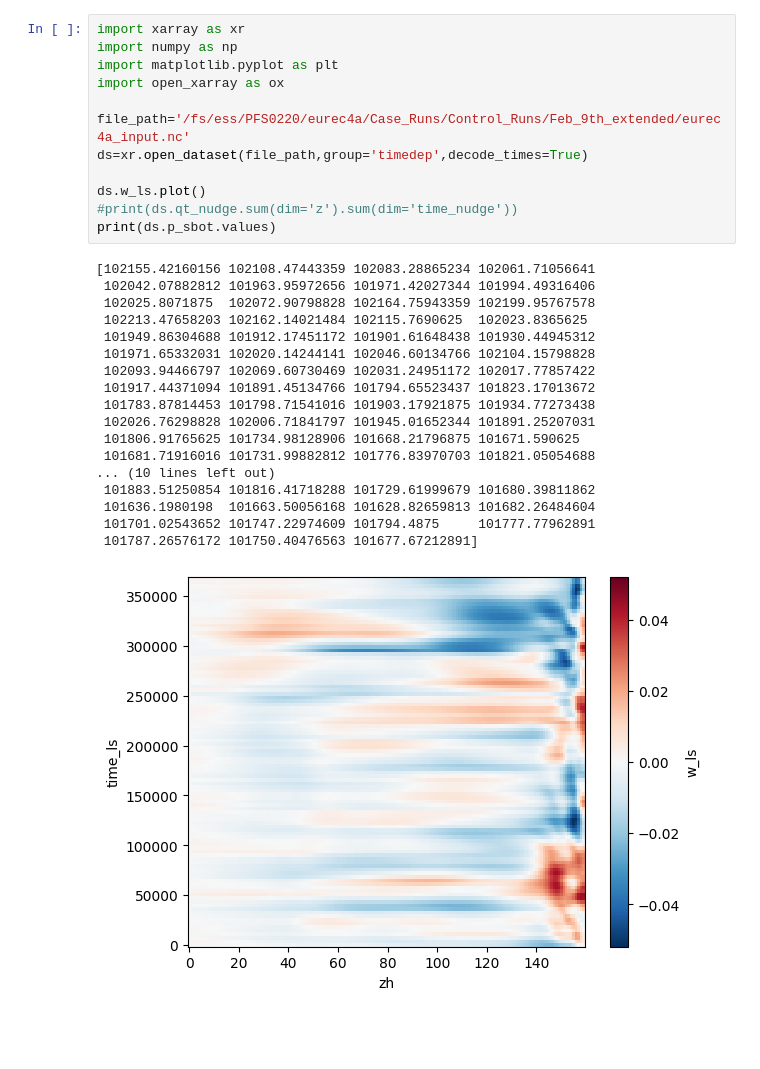
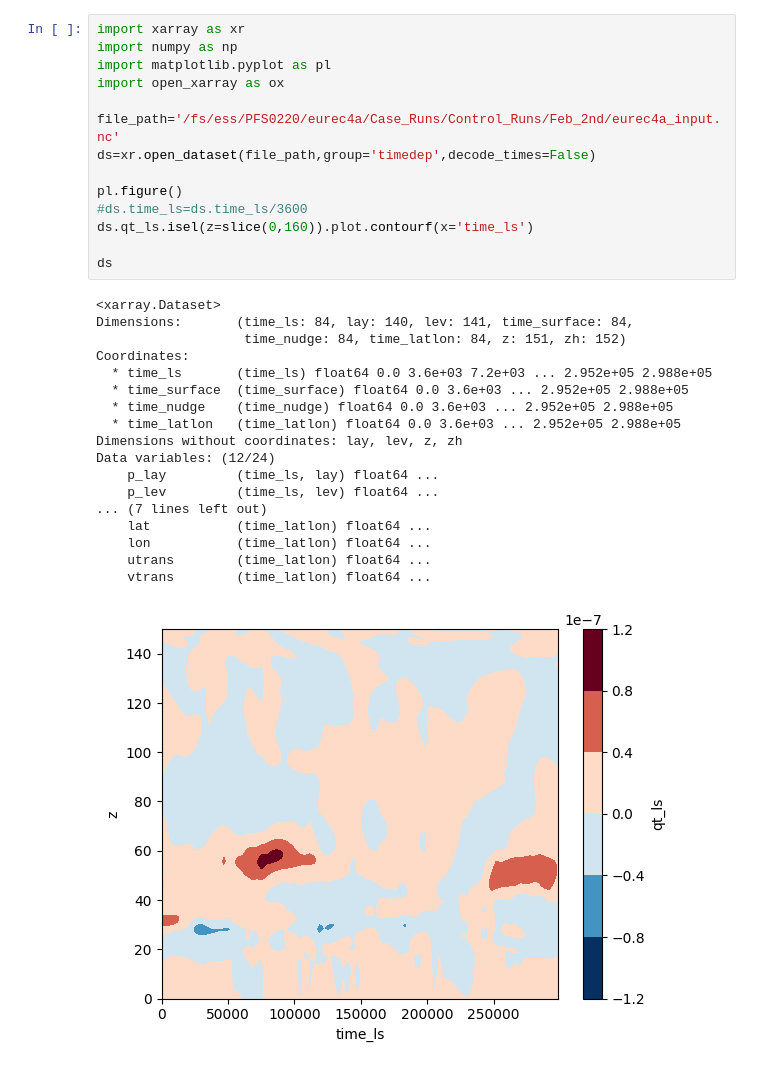
Before and after one commit to girishnigamanth/python_files, a Jupyter notebook: EUREC4A/Analyze_Input.ipynb, the cells around one changed output. Drawn from its saved outputs; the diff is of its cells as text; blank space fills up the shorter version.

```diff
--- a/EUREC4A/Analyze_Input.ipynb
+++ b/EUREC4A/Analyze_Input.ipynb
@@ -1,31 +1,33 @@
 # %%
 import xarray as xr
 import numpy as np
-import matplotlib.pyplot as plt
+import matplotlib.pyplot as pl
 import open_xarray as ox
 
-file_path='/fs/ess/PFS0220/eurec4a/Case_Runs/Control_Runs/Feb_9th_extended/eurec4a_input.nc'
-ds=xr.open_dataset(file_path,group='timedep',decode_times=True)
+file_path='/fs/ess/PFS0220/eurec4a/Case_Runs/Control_Runs/Feb_2nd/eurec4a_input.nc'
+ds=xr.open_dataset(file_path,group='timedep',decode_times=False)
 
-ds.w_ls.plot()
-#print(ds.qt_nudge.sum(dim='z').sum(dim='time_nudge'))
-print(ds.p_sbot.values)
+pl.figure()
+#ds.time_ls=ds.time_ls/3600
+ds.qt_ls.isel(z=slice(0,160)).plot.contourf(x='time_ls')
+
+ds
 # %% [output]
-[102155.42160156 102108.47443359 102083.28865234 102061.71056641
- 102042.07882812 101963.95972656 101971.42027344 101994.49316406
- 102025.8071875  102072.90798828 102164.75943359 102199.95767578
- 102213.47658203 102162.14021484 102115.7690625  102023.8365625
- 101949.86304688 101912.17451172 101901.61648438 101930.44945312
- 101971.65332031 102020.14244141 102046.60134766 102104.15798828
- 102093.94466797 102069.60730469 102031.24951172 102017.77857422
- 101917.44371094 101891.45134766 101794.65523437 101823.17013672
- 101783.87814453 101798.71541016 101903.17921875 101934.77273438
- 102026.76298828 102006.71841797 101945.01652344 101891.25207031
- 101806.91765625 101734.98128906 101668.21796875 101671.590625
- 101681.71916016 101731.99882812 101776.83970703 101821.05054688
-... (10 lines left out)
- 101883.51250854 101816.41718288 101729.61999679 101680.39811862
- 101636.1980198  101663.50056168 101628.82659813 101682.26484604
- 101701.02543652 101747.22974609 101794.4875     101777.77962891
- 101787.26576172 101750.40476563 101677.67212891]
+<xarray.Dataset>
+Dimensions:       (time_ls: 84, lay: 140, lev: 141, time_surface: 84,
+                   time_nudge: 84, time_latlon: 84, z: 151, zh: 152)
+Coordinates:
+  * time_ls       (time_ls) float64 0.0 3.6e+03 7.2e+03 ... 2.952e+05 2.988e+05
+  * time_surface  (time_surface) float64 0.0 3.6e+03 ... 2.952e+05 2.988e+05
+  * time_nudge    (time_nudge) float64 0.0 3.6e+03 ... 2.952e+05 2.988e+05
+  * time_latlon   (time_latlon) float64 0.0 3.6e+03 ... 2.952e+05 2.988e+05
+Dimensions without coordinates: lay, lev, z, zh
+Data variables: (12/24)
+    p_lay         (time_ls, lay) float64 ...
+    p_lev         (time_ls, lev) float64 ...
+... (7 lines left out)
+    lat           (time_latlon) float64 ...
+    lon           (time_latlon) float64 ...
+    utrans        (time_latlon) float64 ...
+    vtrans        (time_latlon) float64 ...
-[figure, old version]
+[figure, new version]
```
Also changed, not shown: parts of 2 cells of this notebook, 6 other files.
